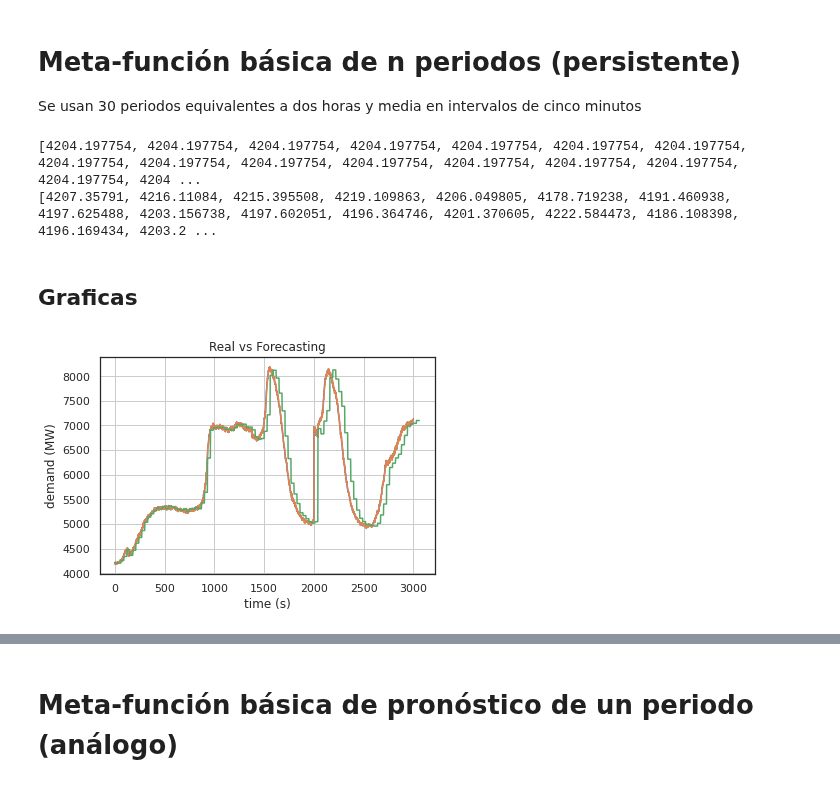
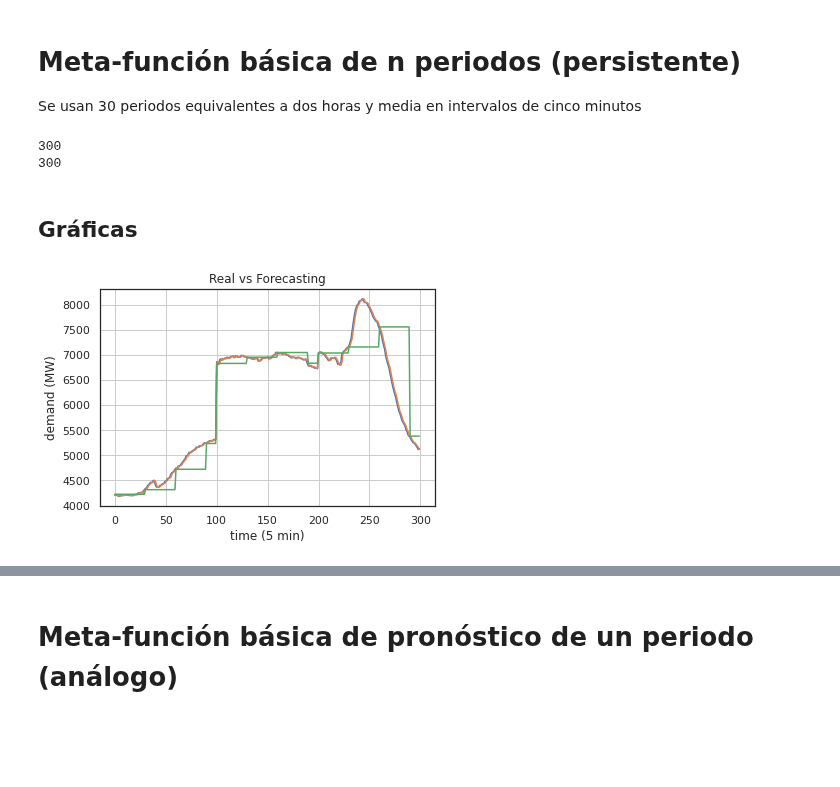
Before and after one commit to urieliram/statistical, a Jupyter notebook: Analog2.ipynb, the cells around one changed output, grey strips where cells are left out. Cells and saved outputs as stored; diff of their text form; code cells hidden in the pictures; blank space fills up the shorter version.

```diff
--- a/Analog2.ipynb
+++ b/Analog2.ipynb
@@ -709,16 +653,15 @@ Usaremos la metodología propuesta por Rob Hydman [cross-validation in time seri
 ##                                                    |<-july···august···september···october->|<-november->|
 ##                                                           |<-august···september···october···november->|<-december->| ...
 
-
 ## Extraemos la primera serie
-serie = df.SERIE1.tolist()
+serie = df_5.SERIE1.tolist()
 equi  = int(len(serie)/23)
 
 ## positions_test: guarga las posiciones tt y tf de cada k-folds
 start = 4 * equi
 positions_test = []
 for i in range(start,len(serie)-equi,equi):
-    positions_test.append((i,i+equi))
+    positions_test.append((i-start,i,i+equi))
 print(positions_test)
 print(len(serie))
 
@@ -737,2 +677,6 @@ positions_test= [(174468, 175468), (218085, 219085), (261702, 262702)]
+# %%
+# >>> provisional para pruebas internas (comentar)
+positions_test= [(0, 34892, 34892)]
+positions_test= [(0, 34892, 34992), (8723, 43615, 43715), (17446, 52338, 52438)]
 # %%
 ## ... time serie·time-serie·time-serie·time-serie·time-serie·time-serie·time-serie·time-serie·time-serie·time-serie·time-serie ...
@@ -758,8 +699,7 @@ for tt,tf in positions_test:
 # %%
-test_=[]
-for tt,tf in positions_test:
-      print(tt,tf)
+test_ = []
+for to,tt,tf in positions_test:
       test_ = test_+serie[tt:tf]
-print(forecast_)
-print(test_)
+print(len(forecast_))
+print(len(test_))
 # %% [output]
@@ -779,41 +716,41 @@ mae_p= 19.261357907000008 mape_p= 0.0031826524808197115 bias= 0.3543318683333333
 # Meta-función básica de n periodos (persistente)
 Se usan 30 periodos equivalentes a dos horas y media en intervalos de cinco minutos
 # %%
-to  = 0  ## Inicio de la posición del periodo de entrenamiento
-tt  = 13 ## Inicio de la posición del pronóstico de prueba
-tf  = 25 ## Fin de la posición del pronóstico de prueba
-np  = 30    ## Numero de periodos por salto
-forecast2_ =[]
-time2_     =[]
-for tt,tf in positions_test:
+n_p = 30 ## Numero de periodos por salto
+forecast2_ = []
+time2_     = []
+for to,tt,tf in positions_test:
     j=0
-    for i in range(tt,tf,np):
+    for i in range(tt,tf,n_p):
         t_o = time.time()
-        forecast2_=forecast2_+persistent(serie[to+j:tt+j],np)
+        forecast2_=forecast2_+persistent(serie[to+j:tt+j],n_p)
         time2_.append(time.time() - t_o)
-        j=j+np
+        j=j+n_p
+    modu=(tf-tt)%n_p
+    if modu > 0:
+        forecast2_=forecast2_[0:(+modu-n_p)]
 # %%
-print(forecast2_)
-print(test_)
+print(len(forecast2_))
+print(len(test_))
 # %% [output]
-[4204.197754, 4204.197754, 4204.197754, 4204.197754, 4204.197754, 4204.197754, 4204.197754, 4204.197754, 4204.197754, 4204.197754, 4204.197754, 4204.197754, 4204.197754, 4204.197754, 4204.197754, 4204 ...
-[4207.35791, 4216.11084, 4215.395508, 4219.109863, 4206.049805, 4178.719238, 4191.460938, 4197.625488, 4203.156738, 4197.602051, 4196.364746, 4201.370605, 4222.584473, 4186.108398, 4196.169434, 4203.2 ...
+300
+300
 # %% [markdown]
-## Graficas
+## Gráficas
 # %%
 fig, ax = plt.subplots()
 ax.plot(test_)
 ax.plot(forecast_)
 ax.plot(forecast2_)
 
-ax.set(xlabel='time (s)', ylabel='demand (MW)',
+ax.set(xlabel='time (5 min)', ylabel='demand (MW)',
        title='Real vs Forecasting')
 ax.grid()
 
 fig.savefig("test.png")
 plt.show()
 # %% [output]
-[figure, old version]
+[figure, new version]
 # %%
 mae_mp  = mean_absolute_error(test_,forecast2_)
 mape_mp = mean_absolute_percentage_error(test_,forecast2_)
```
Also changed, not shown: parts of 19 cells of this notebook.
